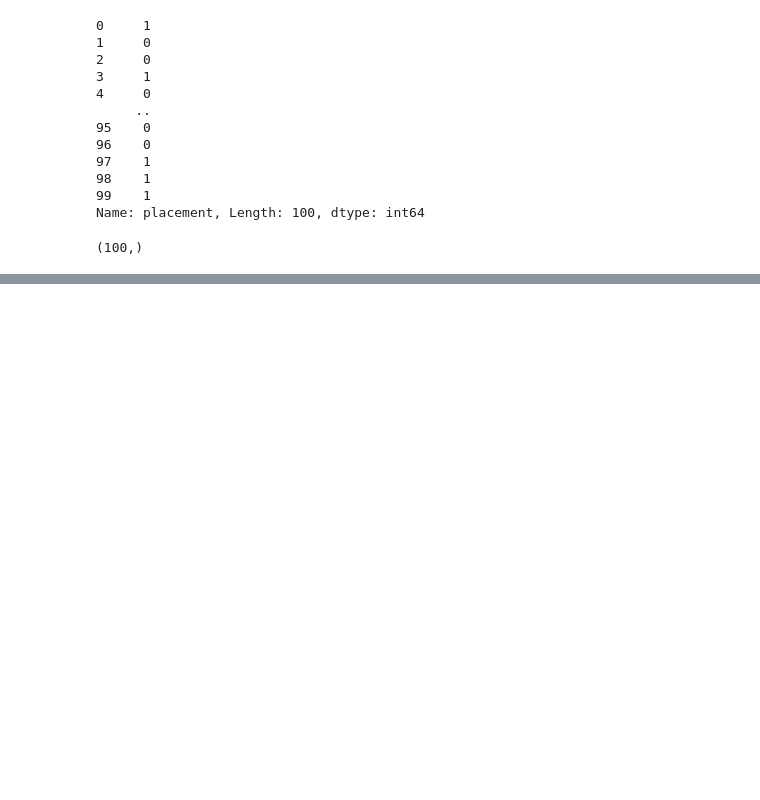
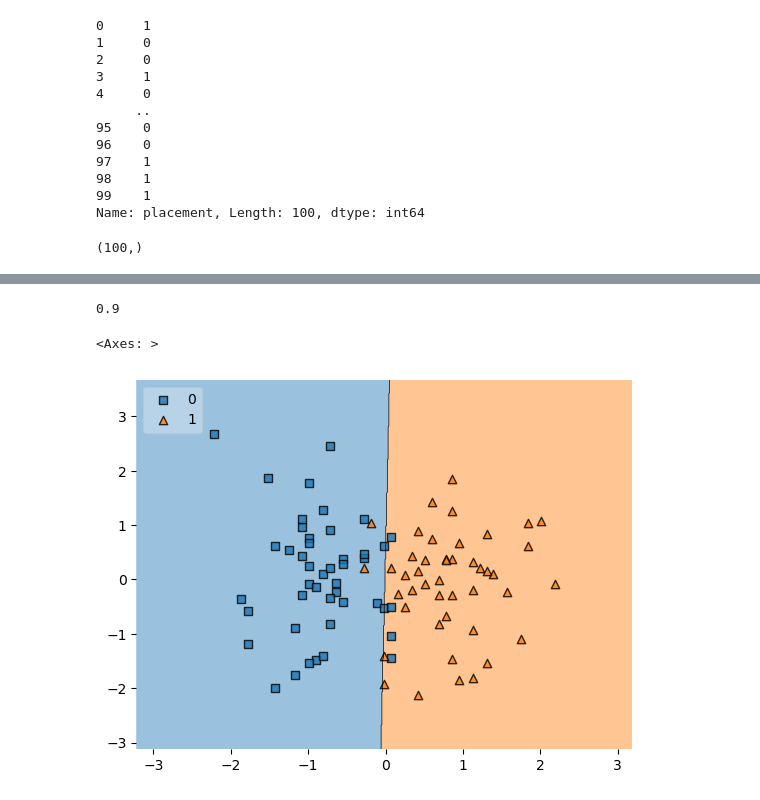
Before and after one commit to atifsalam78/Machine_Learning, a Jupyter notebook: first_toy.ipynb, the cells around one changed output, grey strips where cells are left out. Drawn from its saved outputs; the diff is of its cells as text; code cells hidden in the pictures; blank space fills up the shorter version.

Commit message:
train, test model and create pkl file

```diff
--- a/first_toy.ipynb
+++ b/first_toy.ipynb
@@ -90,0 +167,5 @@ y.shape
+# %%
+from sklearn.preprocessing import StandardScaler
+scaler = StandardScaler()
+# %%
+X_train = scaler.fit_transform(X_train)
@@ -90,0 +213,5 @@ y.shape
+# %%
+clf = LogisticRegression()
+# %%
+# model training
+clf.fit(X_train,y_train)
@@ -90,0 +238,4 @@ y.shape
+# %%
+accuracy_score(y_test,y_pred)
+# %% [output]
+0.9
@@ -90,0 +244,6 @@ y.shape
+# %%
+# Plotting decision regions
+plot_decision_regions(X_train, y_train.values, clf=clf, legend=2)
+# %% [output]
+<Axes: >
+[figure, added]
```
Also changed, not shown: parts of 24 cells of this notebook, 1 other file.
